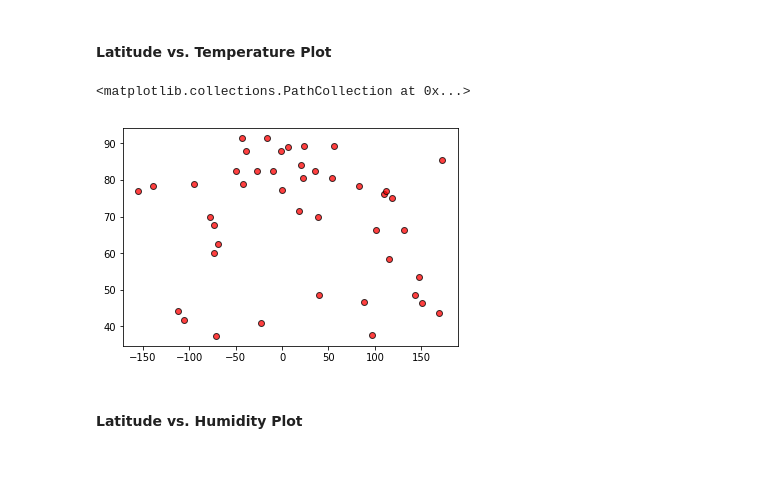
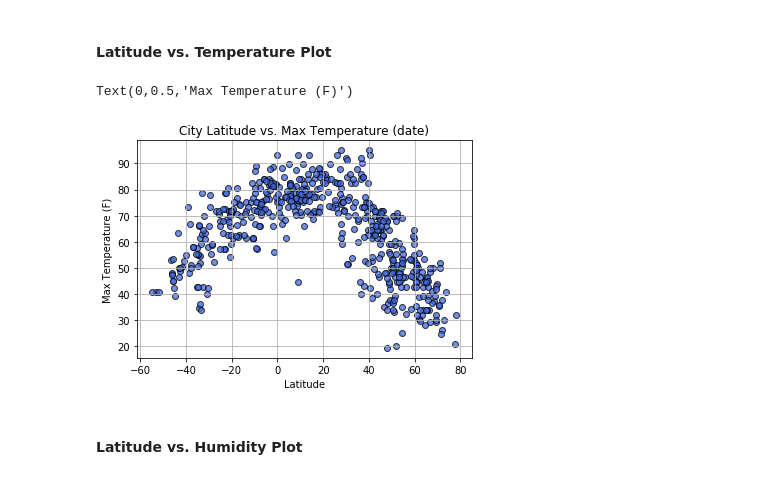
Before and after one commit to reedkm/api-weather, a Jupyter notebook: WeatherPy_Reed.ipynb, the cells around one changed output. Cells and saved outputs as stored; diff of their text form; code cells hidden in the pictures.

Commit message:
Code working; needs cleaning, .png output

```diff
--- a/WeatherPy_Reed.ipynb
+++ b/WeatherPy_Reed.ipynb
@@ -62,13 +56,13 @@ cities_df = pd.DataFrame({'City':cities})
 # %%
-#weather_df = pd.DataFrame()
+# Create dataframe from cities
+cities_df = pd.DataFrame({'City':cities})
 
-#weather_df["City"] = ""
-cities_df["Cloudiness"] = ""
-cities_df["Country"] = ""
-cities_df["Date"] = ""
-cities_df["Humidity"] = ""
-cities_df["Lat"] = ""
-cities_df["Lng"] = ""
-cities_df["Max Temp"] = ""
-cities_df["Wind Speed"] = ""
-cities_df = cities_df.head(50)
+cities_df["Cloudiness"] = np.NaN
+cities_df["Country"] = np.NaN
+cities_df["Date"] = np.NaN
+cities_df["Humidity"] = np.NaN
+cities_df["Lat"] = np.NaN
+cities_df["Lng"] = np.NaN
+cities_df["Max Temp"] = np.NaN
+cities_df["Wind Speed"] = np.NaN
+#cities_df = cities_df.head(20)
@@ -90,6 +75,7 @@ cities_df = cities_df.head(50)
 #settings = {"units": "metric", "appid": api_key}
 url = "http://api.openweathermap.org/data/2.5/"
 weather = "weather?"
+# Imperial uses Fahrenheit, miles/hour; Time of data calculation, unix, UTC
 units = "units=Imperial"
 record_number = 1
 
@@ -121,14 +107,17 @@ for index, row in cities_df.iterrows():
         cities_df.loc[index, 'Country'] = response['sys']['country']
         cities_df.loc[index, 'Date'] = response['dt']
         cities_df.loc[index, 'Humidity'] = response['main']['humidity']
-        cities_df.loc[index, 'Lat'] = response['coord']['lon']
-        cities_df.loc[index, 'Lng'] = response['coord']['lat']
+        cities_df.loc[index, 'Lat'] = response['coord']['lat']
+        cities_df.loc[index, 'Lng'] = response['coord']['lon']
         cities_df.loc[index, 'Max Temp'] = response['main']['temp_max']
         cities_df.loc[index, 'Wind Speed'] = response['wind']['speed']
     except KeyError:
-        print(f"{city} returned no results.")
-        print("------------------------------")
+        cities_df.loc[index, 'City'] = np.NaN
+        print(f"{city} returned no results. Skipping...")
     pass
+
+print("------------------------------")
+print("Done")
 # %% [output]
 Beginning Data Retrieval
 ------------------------------
@@ -236,9 +248,17 @@ dtype: object
 # %% [markdown]
 #### Latitude vs. Temperature Plot
 # %%
-plt.scatter(clean_df['Lat'], clean_df['Max Temp'], marker="o", facecolors="red", edgecolors="black", alpha=0.75)
+plt.scatter(clean_df['Lat'], clean_df['Max Temp'], marker="o", facecolors="royalblue", edgecolors="black", alpha=0.75)
+
+# Incorporate the other graph properties
+plt.grid(True)
+#plt.ylim(21,105)
+#plt.xlim(-61,85)
+plt.title("City Latitude vs. Max Temperature (date)")
+plt.xlabel("Latitude")
+plt.ylabel("Max Temperature (F)")
 # %% [output]
-<matplotlib.collections.PathCollection at 0x...>
+Text(0,0.5,'Max Temperature (F)')
-[figure, old version]
+[figure, new version]
 # %% [markdown]
 #### Latitude vs. Humidity Plot
```
Also changed, not shown: parts of 17 cells of this notebook.
